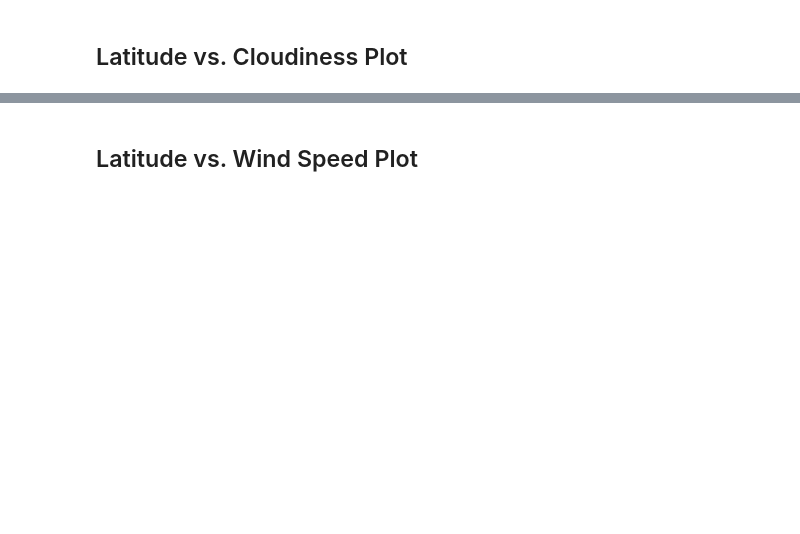
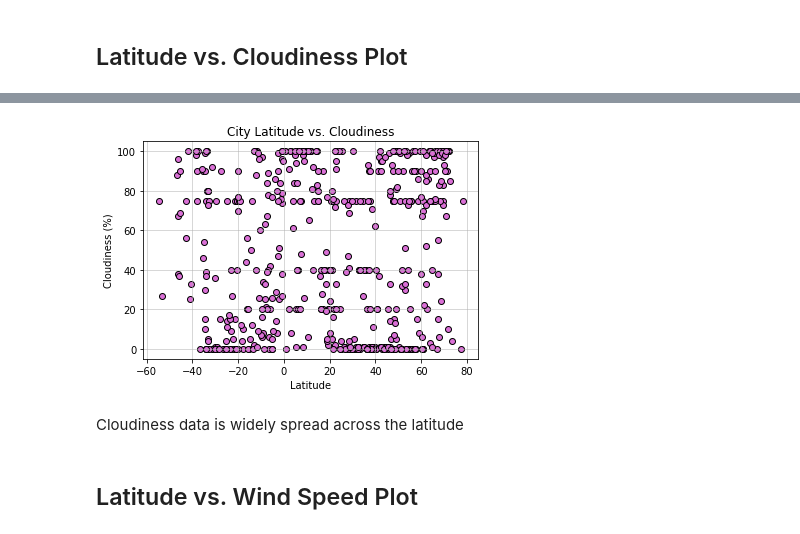
Before and after one commit to KristenBlanchard/python-api-challenge, a Jupyter notebook: WeatherPy/WeatherPy.ipynb, the cells around one changed output, grey strips where cells are left out. Cells and saved outputs as stored; diff of their text form; code cells hidden in the pictures; blank space fills up the shorter version.

```diff
--- a/WeatherPy/WeatherPy.ipynb
+++ b/WeatherPy/WeatherPy.ipynb
@@ -171,2 +229,15 @@ Skip this step if there are no cities that have humidity > 100%.
+# %%
+# Build Lat and Cloudiness scatter plot
+plt.scatter(clean_city_data["Lat"], clean_city_data["Cloudiness"], facecolor = "orchid", edgecolor = "black")
+
+# Extras
+plt.title("City Latitude vs. Cloudiness")
+plt.xlabel("Latitude")
+plt.ylabel("Cloudiness (%)")
+plt.grid(linestyle='-', linewidth=1, alpha = 0.5)
+# %% [output]
+[figure, added]
+# %% [markdown]
+Cloudiness data is widely spread across the latitude
 # %% [markdown]
 ## Latitude vs. Wind Speed Plot
```
Also changed, not shown: parts of 47 cells of this notebook, 16 other files.
